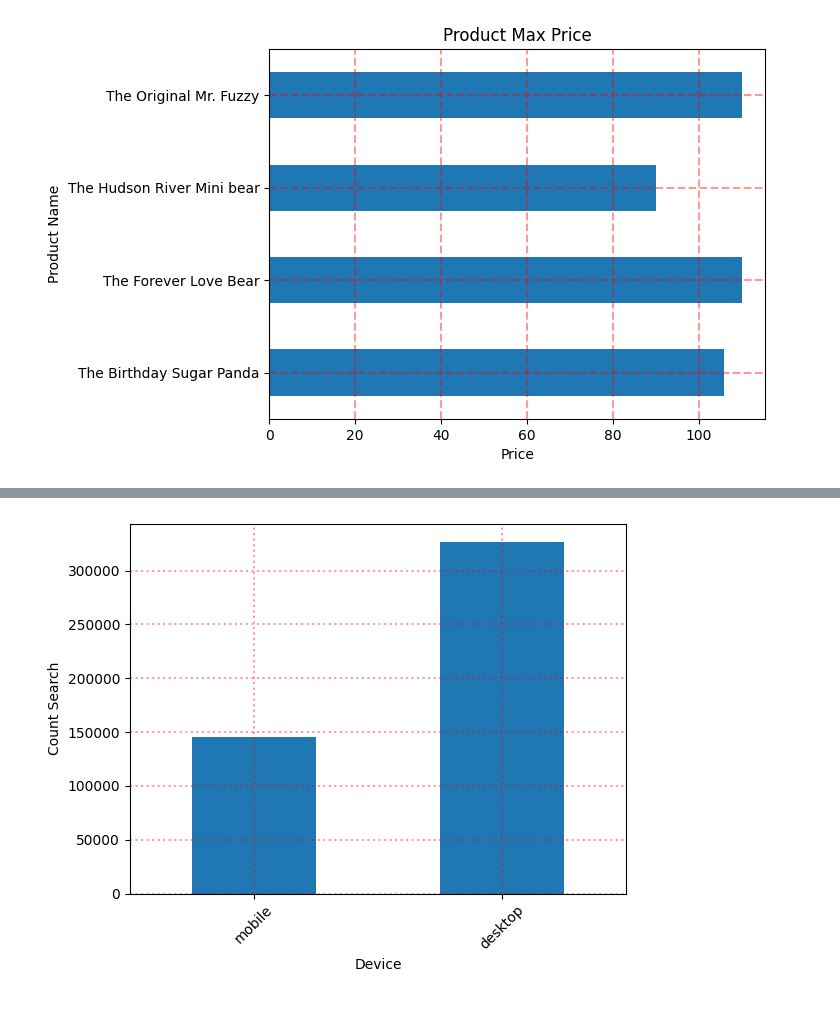
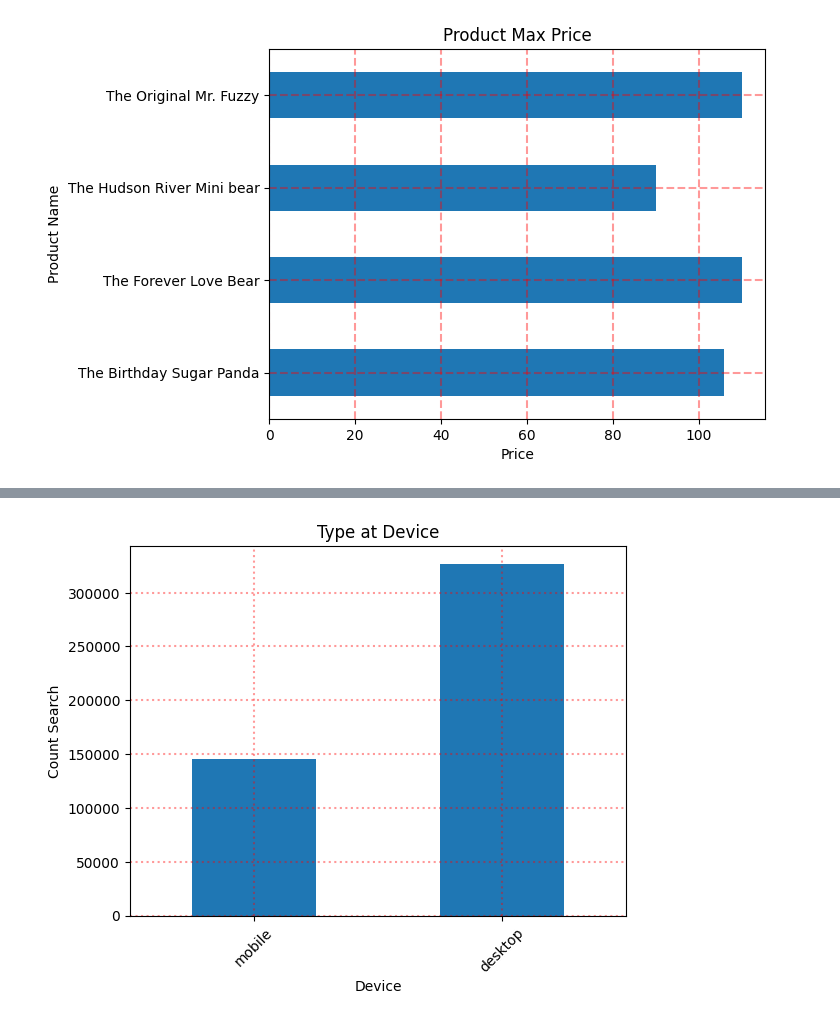
Before and after one commit to krasigarev/Python-Connection-With-SQL-Server, a Jupyter notebook: data_analysis_1.ipynb, the cells around one changed output, grey strips where cells are left out. Saved outputs shown, nothing was run; the diff lists cells and outputs as text; code cells hidden in the pictures.

```diff
--- a/data_analysis_1.ipynb
+++ b/data_analysis_1.ipynb
@@ -150,8 +152,9 @@ plt.grid(color='red', alpha=0.4, ls=':', lw=1.4)
 # %%
 df5.device_type.value_counts().sort_values().plot(kind='bar')
 plt.xticks(rotation=45)
 plt.xlabel('Device')
 plt.ylabel('Count Search')
+plt.title("Type at Device")
 plt.grid(color='red', alpha=0.4, ls=':', lw=1.5)
 # %% [output]
-[figure, old version]
+[figure, new version]
```
Also changed, not shown: parts of 7 cells of this notebook.
